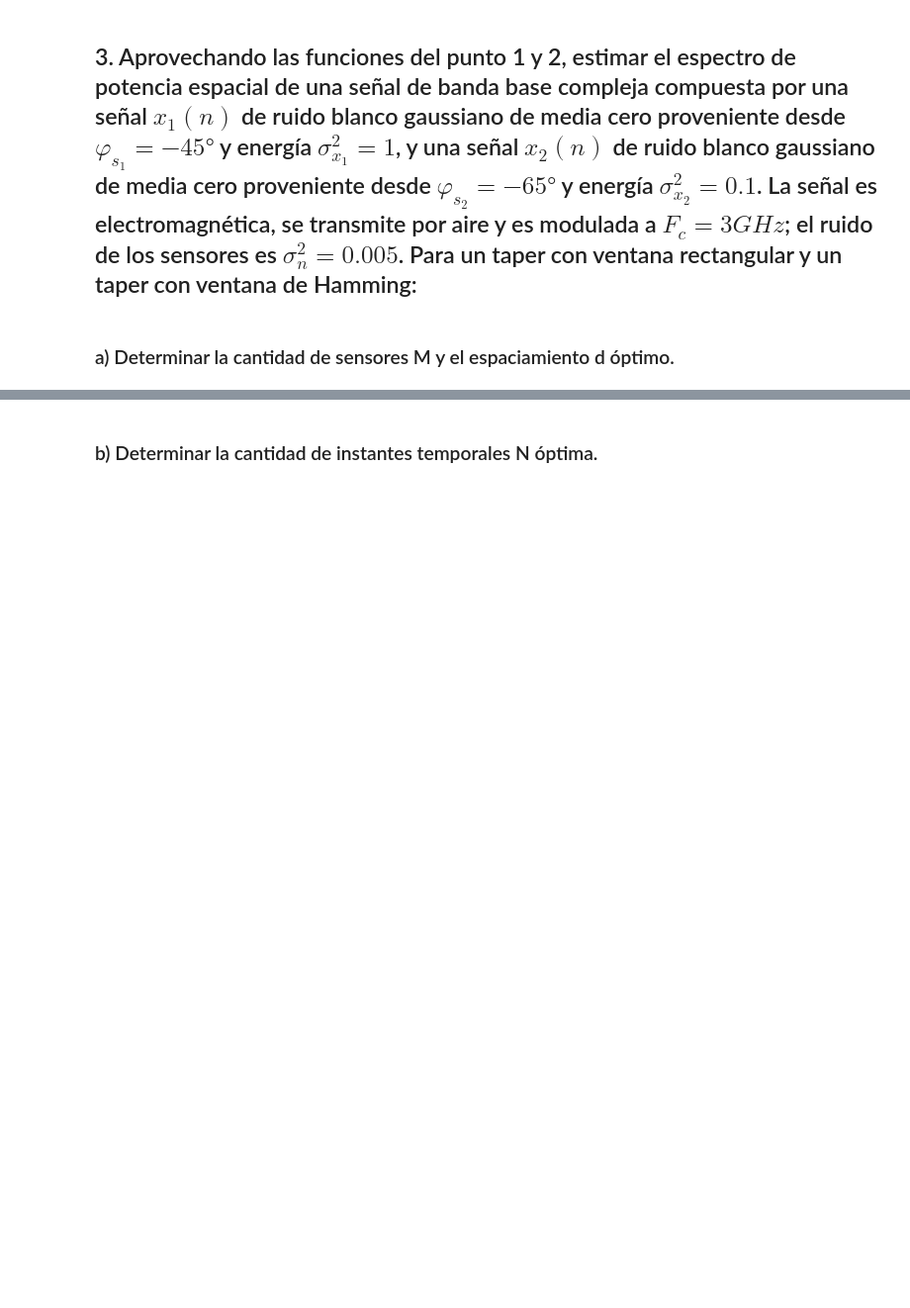
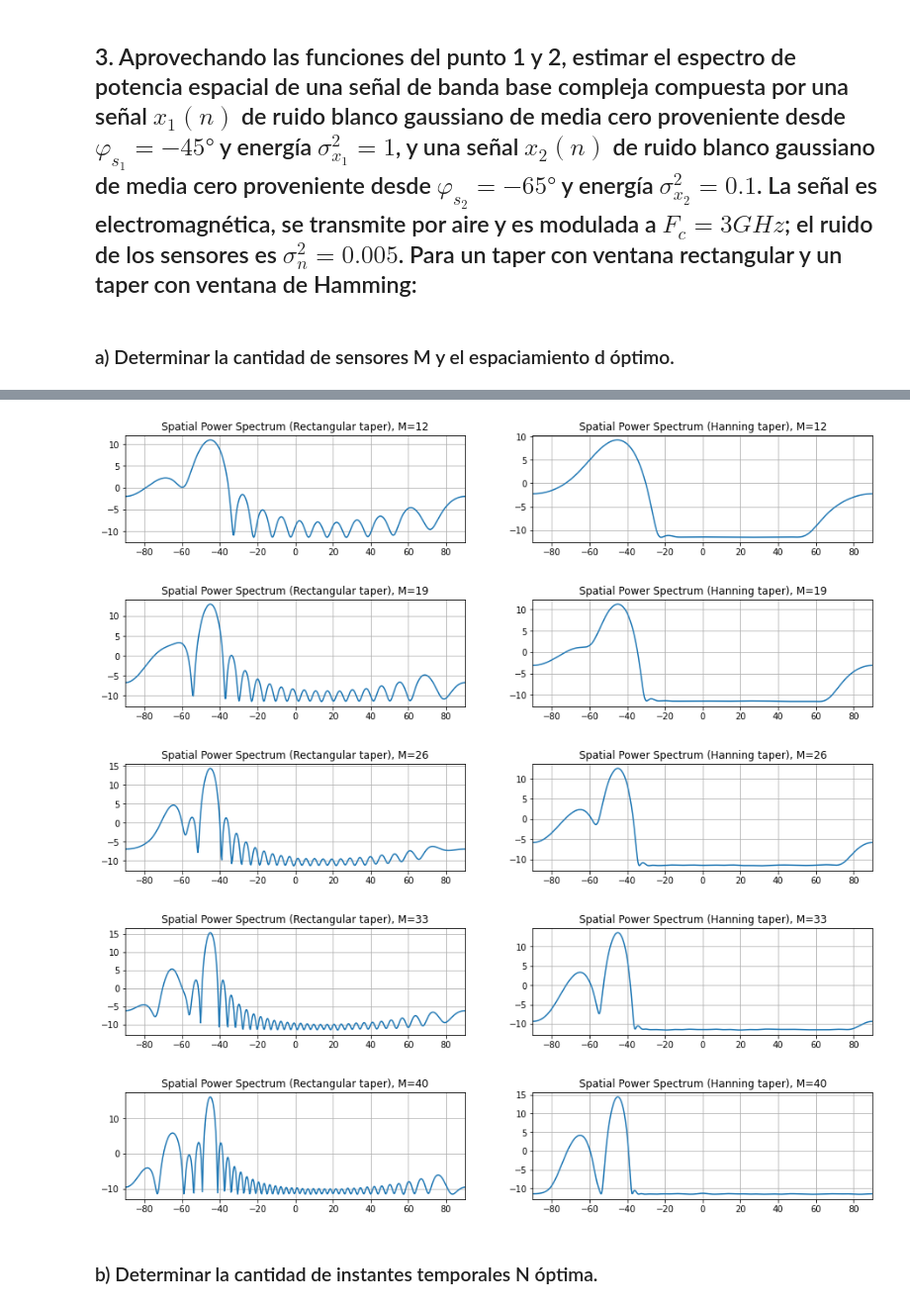
Before and after one commit to ManuMollon261297/PASA, a Jupyter notebook: TP6-Arreglos/ArreglosAdaptativos.ipynb, the cells around one changed output, grey strips where cells are left out. Shown at 99% size. Cells and saved outputs as stored; diff of their text form; code cells hidden in the pictures; blank space fills up the shorter version.

```diff
--- a/TP6-Arreglos/ArreglosAdaptativos.ipynb
+++ b/TP6-Arreglos/ArreglosAdaptativos.ipynb
@@ -110,3 +128,39 @@ def CalcBeamPattern(M,c_vect,N=None):
+# %%
+#Parametros
+N = 4096
+sigma_x1 = 1
+sigma_x2 = np.sqrt(0.1)
+sigma_n = np.sqrt(0.005)
+phi_x1 = -45 *(math.pi/180) #Angulo de arribo de x1 en radianes
+phi_x2 = -65 *(math.pi/180) #Angulo de arribo de x2 en radianes
+Fc = 3e9                    #Frecuencia de portadora de 3GHZ
+lambda_c = 3e8/Fc
+d = lambda_c /2
+#Modelado de las señales
+x1 = np.random.normal(scale = sigma_x1, size=N )
+x2 = np.random.normal(scale = sigma_x2, size=N )
+m_values = np.linspace(start=12,stop=40,num=5,dtype=int)
+for i in range(0,len(m_values)):
+  M = m_values[i]
+  noise= model_noise(M,N,sigma_n)
+  #Señal recibida
+  r1 = model_signal(M,d,x1,lambda_c,phi_x1)
+  r2 = model_signal(M,d,x2,lambda_c,phi_x2)
+  recieved = r1 + r2 + noise
+  #Calculo espectro
+  phi_vect, spectrum = GetSpatialSpectrum(M,d,lambda_c,recieved)
+  phi_vect_hann, spectrum_hann = GetSpatialSpectrum(M,d,lambda_c,recieved,"hanning")
+  fig_a = plt.figure(figsize=(12,10))
+  plt.subplots_adjust(top = 1, bottom = 0, right = 1, left = 0, hspace = 0.2, wspace = 0.2)
+  MakeSubplot(phi_vect*(180/math.pi), 10*np.log10(spectrum),fig_a,5,2,2*i+1,title="Spatial Power Spectrum (Rectangular taper), M="+str(M))
+  MakeSubplot(phi_vect_hann*(180/math.pi), 10*np.log10(spectrum_hann),fig_a,5,2,2*i+2,title="Spatial Power Spectrum (Hanning taper), M="+str(M))
+plt.show()
+# %% [output]
+[figure, added]
+[figure, added]
+[figure, added]
+[figure, added]
+[figure, added]
 # %% [markdown]
 ### b) Determinar la cantidad de instantes temporales N óptima.
 # %% [markdown]
```
Also changed, not shown: parts of 8 cells of this notebook.
